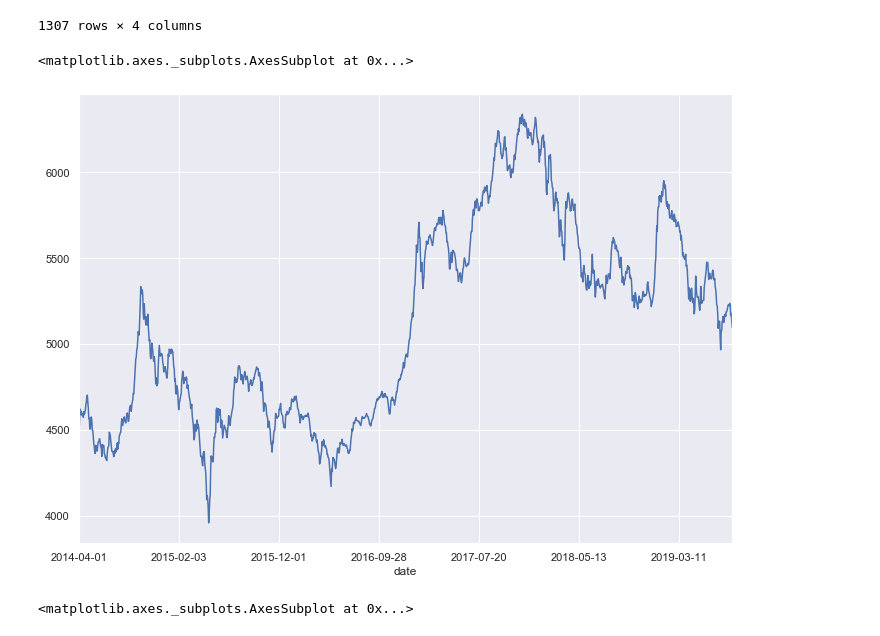
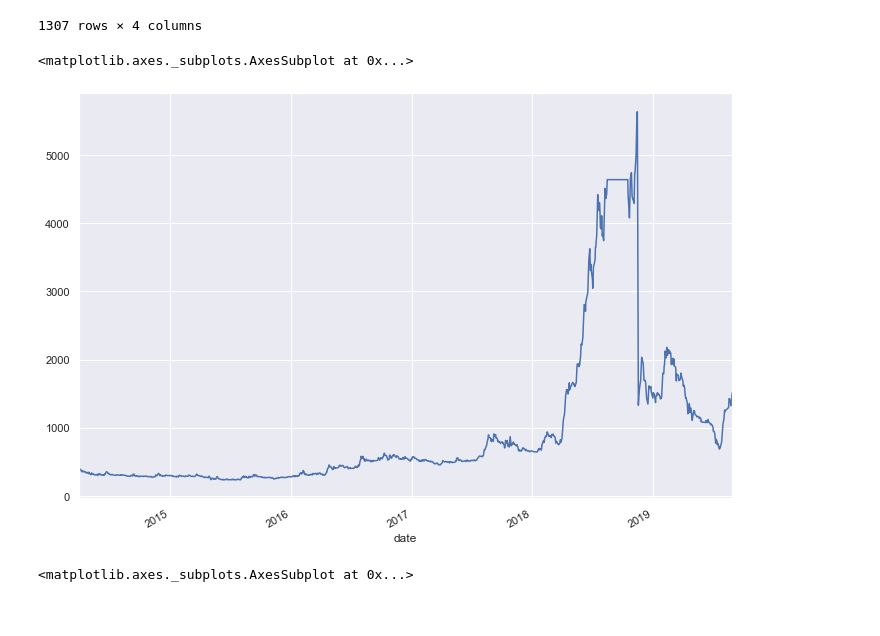
Before and after one commit to kalam360/dse-stock-analysis, a Jupyter notebook: sy-portfolio/single-index-model-with-alphas-betas-portfolio.ipynb, the cells around one changed output. Cells and saved outputs as stored; diff of their text form; code cells hidden in the pictures.

```diff
--- a/sy-portfolio/single-index-model-with-alphas-betas-portfolio.ipynb
+++ b/sy-portfolio/single-index-model-with-alphas-betas-portfolio.ipynb
@@ -25,7 +25,9 @@ risk_free
 0.06081109423
 # %%
 #datasets
-df = pd.read_csv('./stocks-pivoted-dataframe.csv').set_index('date').fillna(method="ffill")
+df = pd.read_csv('./stocks-pivoted-dataframe.csv').fillna(method="ffill")
+df['date'] = pd.to_datetime(df['date'])
+df = df.set_index('date')
 symbols = df.columns.unique().values
 df.head()
 # %% [output]
@@ -122,10 +114,10 @@ df_selected_rate
 | 2019-08-29 | 0.005913 | 0.025732 | -0.008844 | -0.009951 |
 1307 rows × 4 columns
 # %%
-df_selected['DSEX'].plot()
+df_selected['MONNOSTAF'].plot()
 # %% [output]
 <matplotlib.axes._subplots.AxesSubplot at 0x...>
-[figure, old version]
+[figure, new version]
 # %%
 sns.scatterplot(df_selected_rate['DS30'], df_selected_rate['ZEALBANGLA'])
 # %% [output]
```
Also changed, not shown: parts of 9 cells of this notebook, 2 other files.
